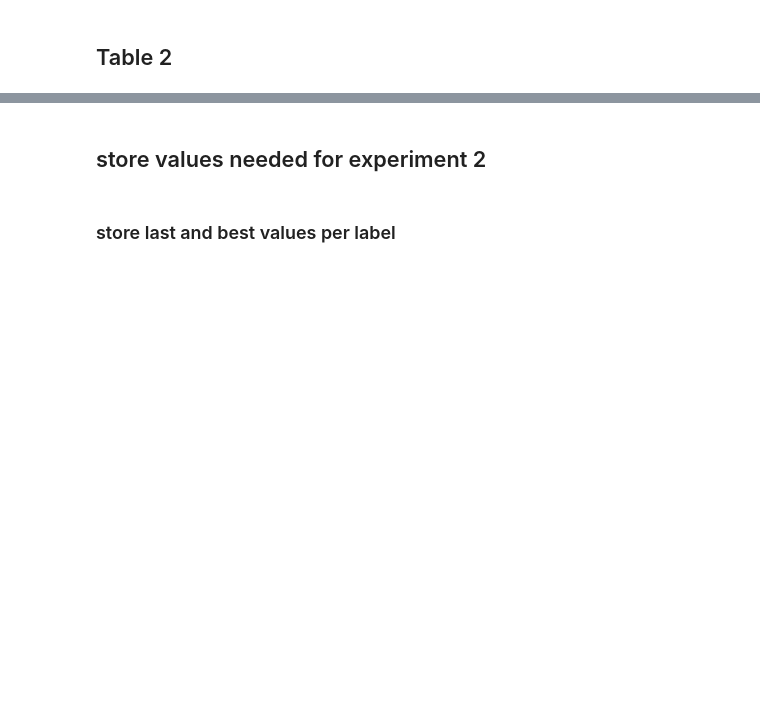
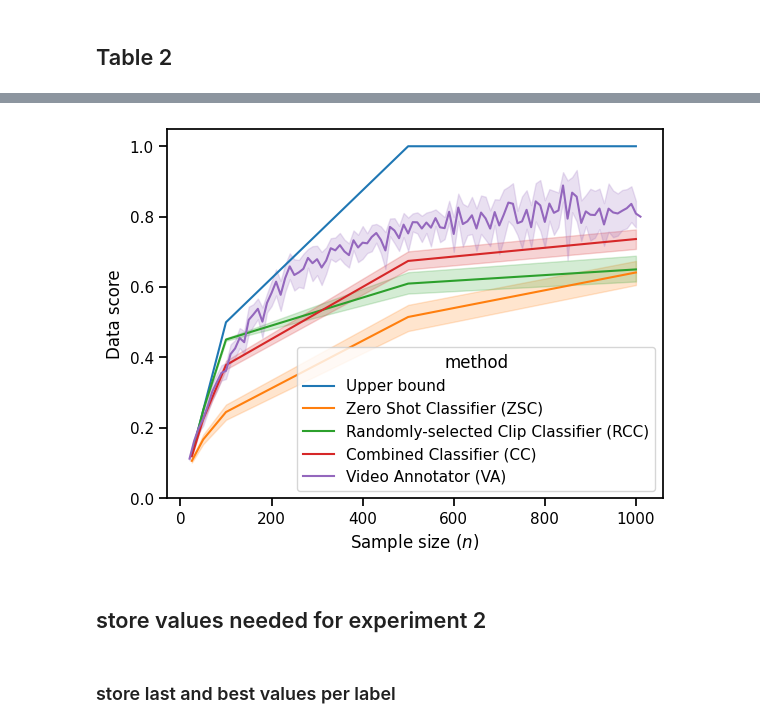
Before and after one commit to Netflix/videoannotator, a Jupyter notebook: exp1.ipynb, the cells around one changed output, grey strips where cells are left out. Saved outputs shown, nothing was run; the diff lists cells and outputs as text; code cells hidden in the pictures; blank space fills up the shorter version.

Commit message:
add data diversity score graph

```diff
--- a/exp1.ipynb
+++ b/exp1.ipynb
@@ -302,0 +354,32 @@ dtype: float64
+# %%
+ns = (25, 50, 100, 500, 1_000)
+df_ds = pd.concat([
+    pd.DataFrame(
+        dict(
+            n=n,
+            method='Upper bound',
+            data_score=min(n / 200, 1),
+        )
+        for n in ns
+    ),
+    pd.DataFrame(
+        dict(n=n, method='Zero Shot Classifier (ZSC)', data_score=get_cmp_data_scores(l=l, which='zero_shot')[n])
+        for n in ns
+        for l in cfg.LABELS
+    ),
+    pd.DataFrame(
+        dict(n=n, method='Randomly-selected Clip Classifier (RCC)', data_score=get_cmp_data_scores(l=l, which='random')[n])
+        for n in ns
+        for l in cfg.LABELS
+    ),
+    pd.DataFrame(
+        dict(n=n, method='Combined Classifier (CC)', data_score=get_cmp_comb_data_scores(l)[n])
+        for n in ns
+        for l in cfg.LABELS
+    ),
+    pd.DataFrame(
+        row
+        for l in cfg.LABELS
+        for row in get_va_data_scores(l)
+    )
+])
@@ -303,3 +404,10 @@ dtype: float64
+# %%
+sns.lineplot(data=df_ds, x='n', y='data_score', hue='method')
+plt.ylim([0, 1.05])
+plt.ylabel('Data score')
+_ = plt.xlabel('Sample size ($n$)')
+# %% [output]
+[figure, added]
 # %% [markdown]
 ## store values needed for experiment 2
 # %% [markdown]
```
Also changed, not shown: parts of 14 cells of this notebook.
